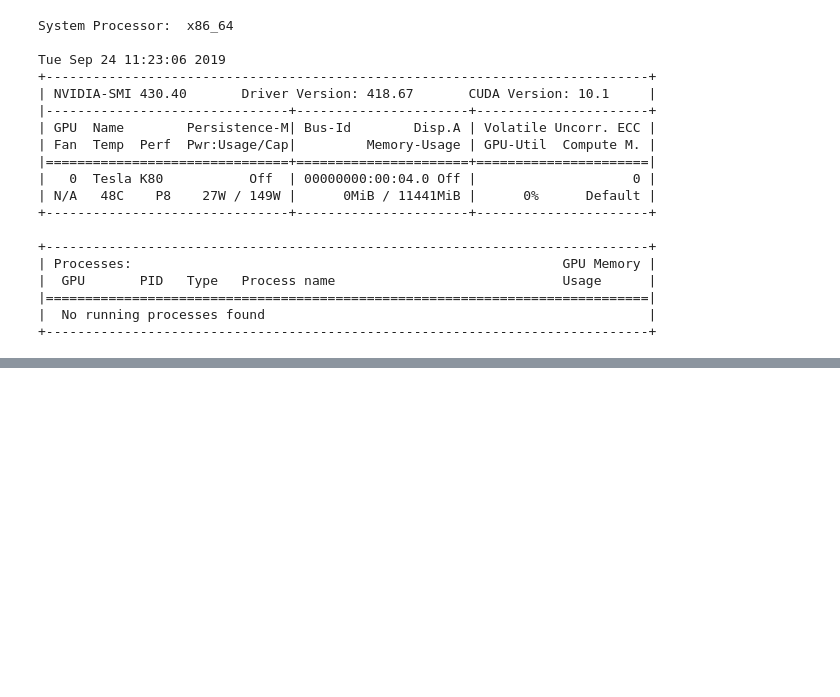
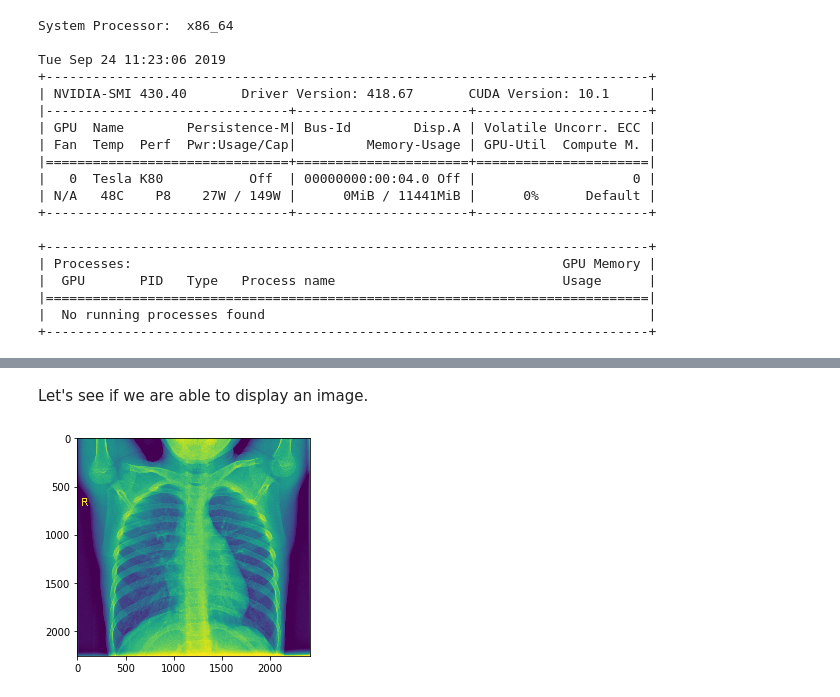
Before and after one commit to pranjalchaubey/Transfer-Learning, a Jupyter notebook: src/Transfer_Learning.ipynb, the cells around one changed output, grey strips where cells are left out. Cells and saved outputs as stored; diff of their text form; code cells hidden in the pictures; blank space fills up the shorter version.

```diff
--- a/src/Transfer_Learning.ipynb
+++ b/src/Transfer_Learning.ipynb
@@ -70,0 +91,14 @@ Tue Sep 24 11:23:06 2019
+# %%
+filepath = '/content/drive/My Drive/siraj_week4/'
+
+train_dir =  filepath + 'train/'
+validation_dir = filepath + 'val/'
+test_dir = filepath + 'test/'
+# %% [markdown]
+Let's see if we are able to display an image.
+# %%
+img = mpimg.imread(train_dir + '/NORMAL/IM-0666-0001.jpeg')
+imgplot = plt.imshow(img)
+plt.show()
+# %% [output]
+[figure, added]
```
Also changed, not shown: parts of 5 cells of this notebook.
